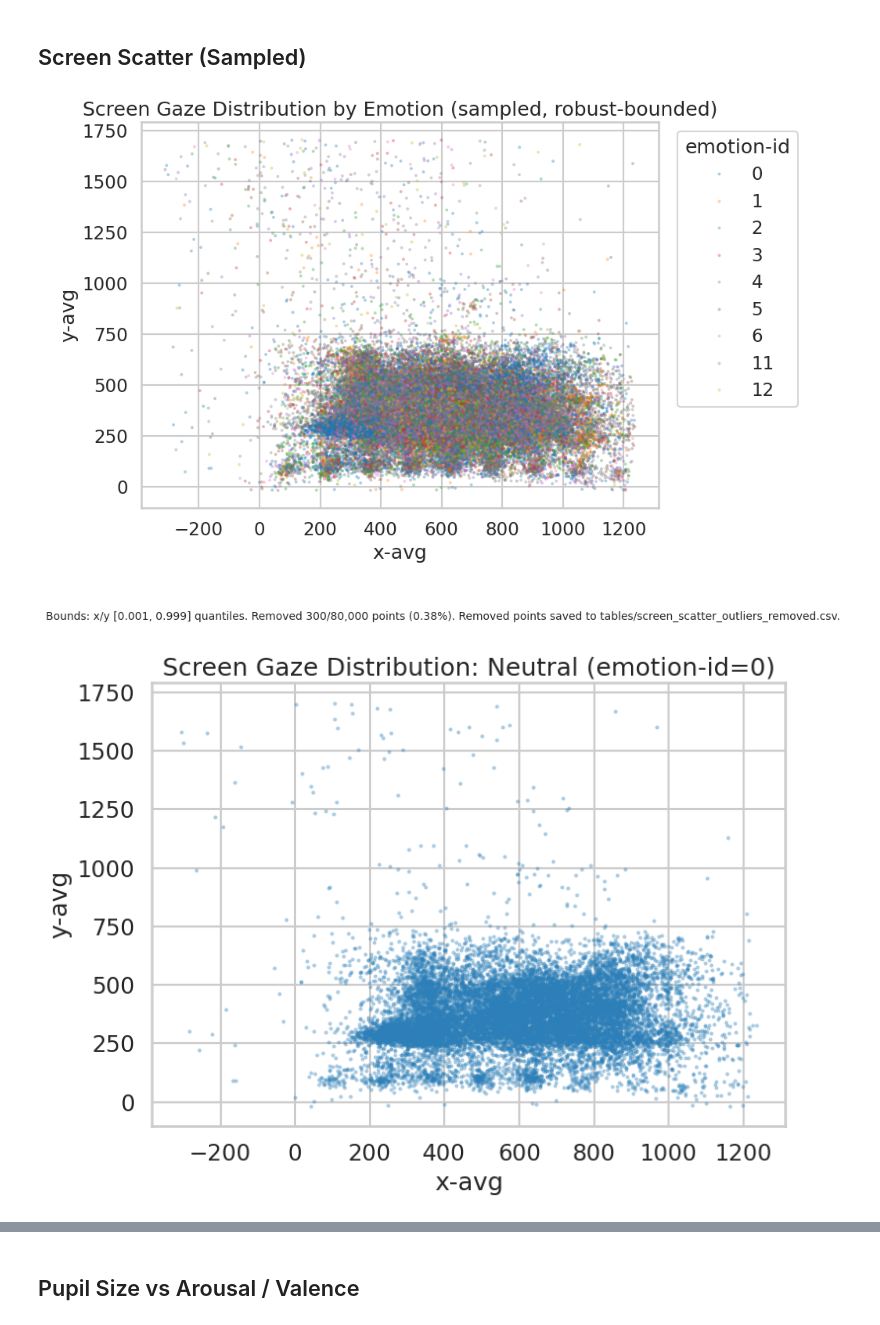
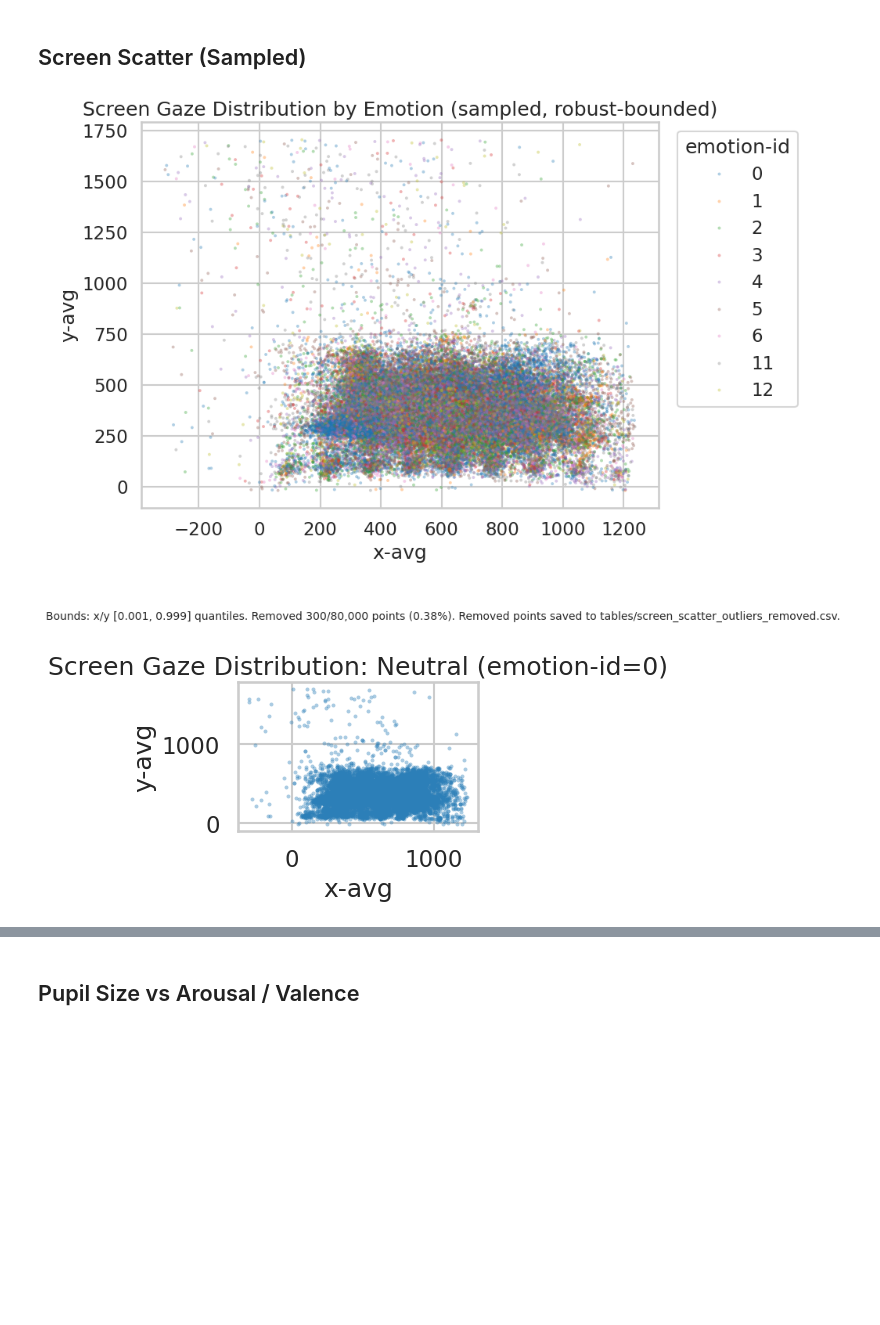
Before and after one commit to Space0code/GFM-for-eyetracker, a Jupyter notebook: src/data/EDA/EDA_hci_tagging_emotion.ipynb, the cells around one changed output, grey strips where cells are left out. Drawn from its saved outputs; the diff is of its cells as text; code cells hidden in the pictures; blank space fills up the shorter version.

```diff
--- a/src/data/EDA/EDA_hci_tagging_emotion.ipynb
+++ b/src/data/EDA/EDA_hci_tagging_emotion.ipynb
@@ -393,32 +393,32 @@ plt.legend(title='emotion-id', bbox_to_anchor=(1.02, 1), loc='upper left')
 note = (
     f'Bounds: x/y [{q_low:.3f}, {q_high:.3f}] quantiles. '
     f'Removed {removed_n:,}/{total_n:,} points ({removed_pct:.2f}%).'
 )
 if removed_n > 0:
     note += ' Removed points saved to tables/screen_scatter_outliers_removed.csv.'
 if removed_pct >= 1.0:
     note += ' NOTE: axis was previously dominated by extreme values.'
 
 plt.figtext(0.01, 0.01, note, ha='left', va='bottom', fontsize=10)
 plt.tight_layout(rect=(0, 0.08, 1, 1))
 plt.savefig(PLOTS_DIR / 'screen_scatter_by_emotion_robust.png', dpi=180)
 plt.show()
 
 emotion_ids = scatter_plot_df['emotion-id'].unique()
 emotion_ids = sorted([e for e in emotion_ids if pd.notna(e)])
 
 for emo_id in emotion_ids:
     emo_name = emotion_id_to_name.get(int(emo_id), 'Unknown-ID')
     emo_data = scatter_plot_df[scatter_plot_df['emotion-id'] == emo_id]
 
-    plt.figure(figsize=(8, 6))
+    plt.figure(figsize=(4, 3))
     plt.scatter(emo_data['x-avg'], emo_data['y-avg'], s=8, alpha=0.4, color='#2C7FB8', linewidth=0)
     plt.title(f'Screen Gaze Distribution: {emo_name} (emotion-id={int(emo_id)})')
     plt.xlabel('x-avg')
     plt.ylabel('y-avg')
     plt.tight_layout()
     plt.savefig(PLOTS_DIR / f'screen_scatter_emotion_{int(emo_id)}_{emo_name.lower().replace("/", "-")}.png', dpi=180)
     plt.show()
 # %% [output]
 [figure]
-[figure, old version]
+[figure, new version]
```
Also changed, not shown: parts of 2 cells of this notebook, 9 other files.
